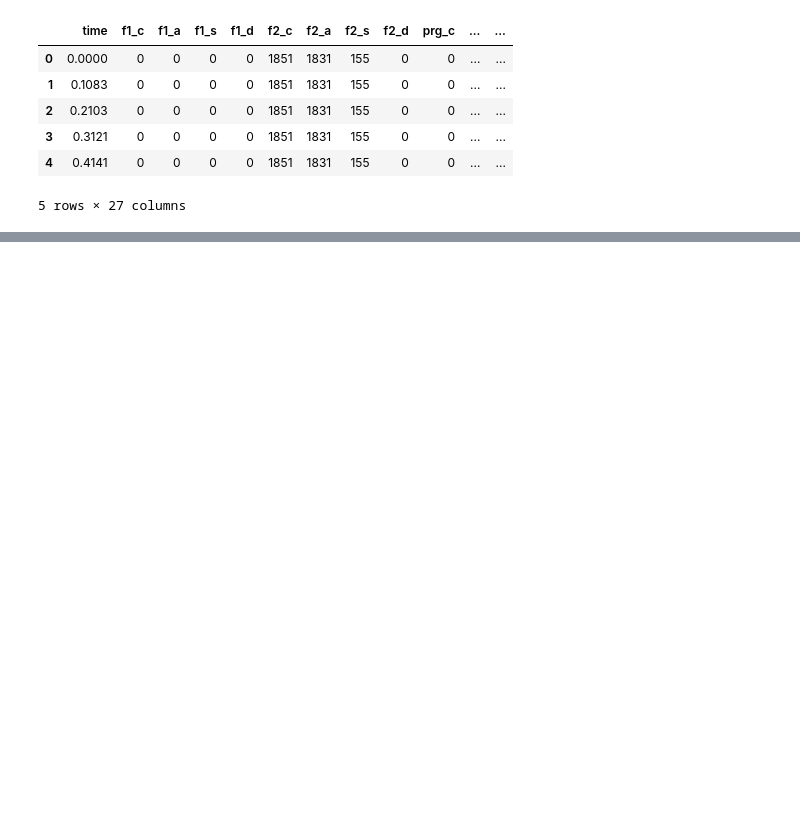
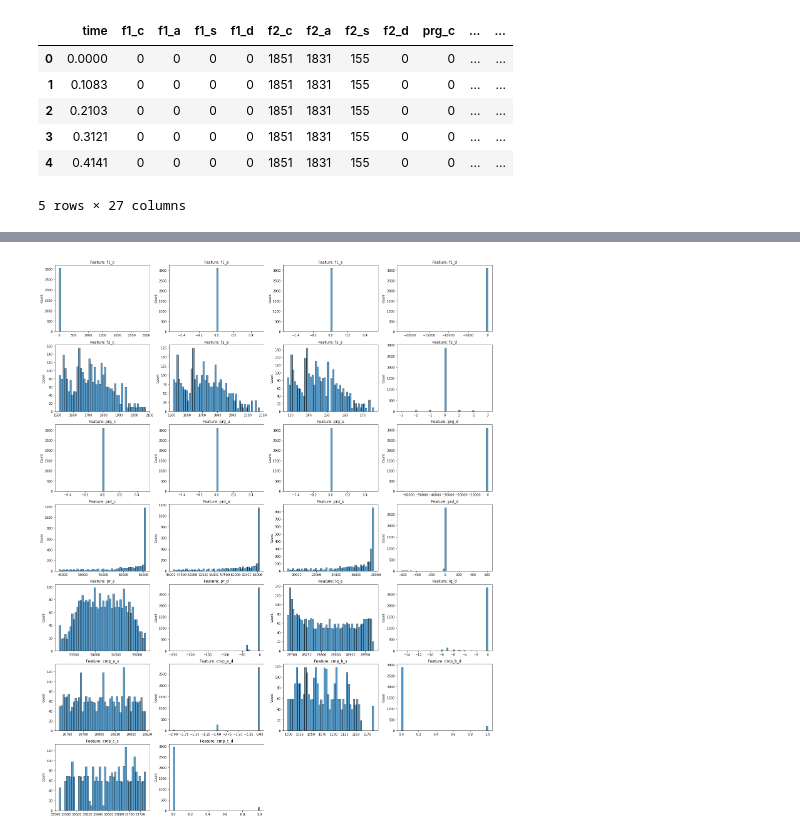
Before and after one commit to daveshubham/ML-based-anomaly-detection, a Jupyter notebook: Task 1.ipynb, the cells around one changed output, grey strips where cells are left out. Cells and saved outputs as stored; diff of their text form; code cells hidden in the pictures; blank space fills up the shorter version.

```diff
--- a/Task 1.ipynb
+++ b/Task 1.ipynb
@@ -54,0 +62,29 @@ for i in range(1,len(train_list)):
+# %%
+import pandas as pd
+import glob
+import numpy as np
+import seaborn as sns
+import matplotlib.pyplot as plt
+from matplotlib import gridspec
+
+train_path = r"dataset\dataset\train"
+train_list = glob.glob(train_path + "/*.csv")
+df = pd.DataFrame(pd.read_csv(train_list[0]))
+for i in range(1,len(train_list)):
+    data = pd.read_csv(train_list[i])
+    df = pd.DataFrame(data)
+    train_df = pd.concat([train_df,df],axis=1)
+
+v_features = df.iloc[:,1:29].columns
+
+plt.figure(figsize=(25, 8 * 4))
+gs = gridspec.GridSpec(7, 4)
+for i, cn in enumerate(df[v_features]):
+    ax = plt.subplot(gs[i])
+    sns.histplot(df[cn][df['f1_d'] == 1], bins = 50)
+    sns.histplot(df[cn][df['f1_a'] == 0], bins = 50)
+    ax.set_xlabel('')
+    ax.set_title('Feature: ' + str(cn))
+plt.show()
+# %% [output]
+[figure, added]
```
Also changed, not shown: parts of 1 cell of this notebook.
